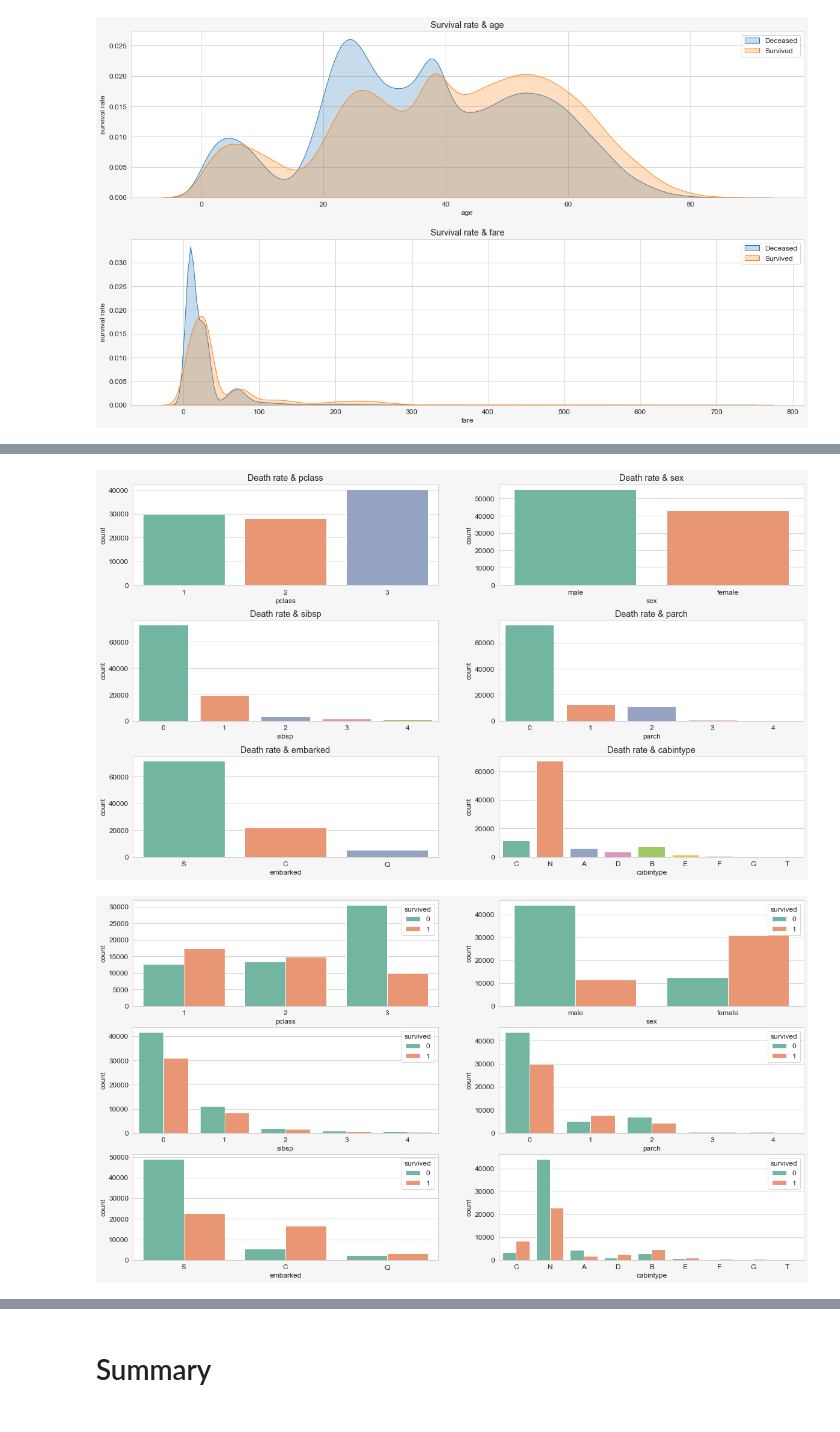
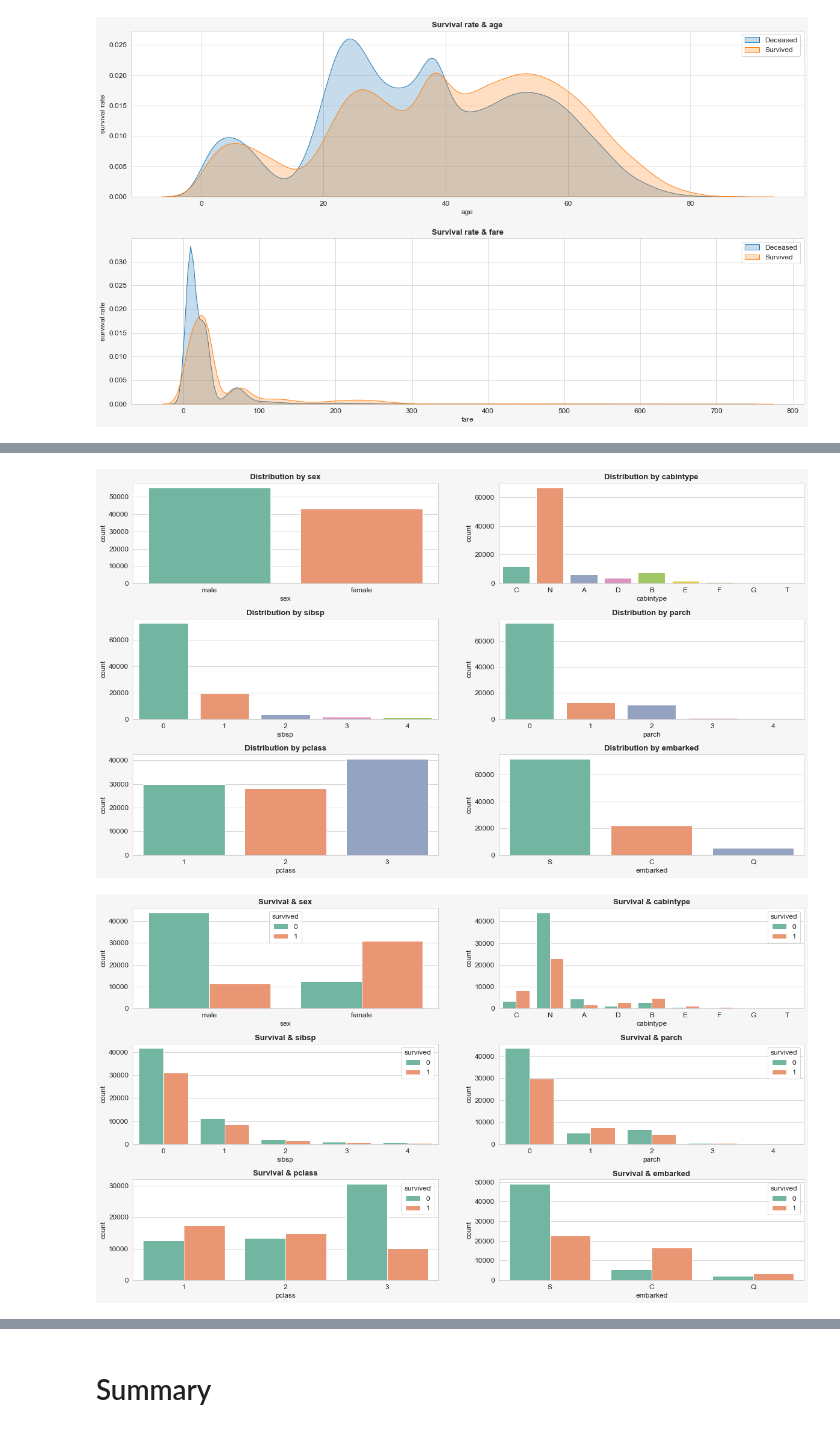
Before and after one commit to kastrubait/ml-intro-2022Q1, a Jupyter notebook: task-2_data_exploration.ipynb, the cells around one changed output, grey strips where cells are left out. Saved outputs shown, nothing was run; the diff lists cells and outputs as text; code cells hidden in the pictures.

```diff
--- a/task-2_data_exploration.ipynb
+++ b/task-2_data_exploration.ipynb
@@ -287,12 +278,14 @@ plt.show()
 # %%
-plt.figure(figsize=(20,20))
+# How the number of passengers & survival was distributed depending on the 'age' and 'fare'
 
 features_num = ['age', 'fare']
+
+plt.figure(figsize=(20,20))
 
 for i, col in enumerate(features_num):
     plt.subplot(2, 1, i + 1)
     plt.subplots_adjust(bottom=0.45, hspace=0.20)
-    plt.title('Distribution by  ' + col)
+    plt.title('Distribution by  ' + col, fontsize=13, weight='bold')
     sns.histplot(train_df.loc[:,col], kde=True, linewidth=0, palette='Set2')
 
 plt.show()
@@ -307,7 +300,7 @@ for i, col in enumerate(features_num):
     sns.kdeplot(train_df.loc[(train_df['survived'] == 0), col], label = 'Deceased', shade = True)
     sns.kdeplot(train_df.loc[(train_df['survived'] == 1), col], label = 'Survived', shade = True)
     plt.ylabel('survival rate')
-    plt.title('Survival rate & ' + col)
+    plt.title('Survival rate & ' + col, fontsize=13, weight='bold')
     plt.legend()
 plt.show()
 # %% [output]
@@ -379,5 +308,8 @@ Name: survived, dtype: float64
 # %%
-features_disc = ['pclass', 'sex', 'sibsp', 'parch', 'embarked', 'cabintype']
+# How the number of passengers & survival was distributed depending on the categories:
+# 'cabintype', 'sex', 'sibsp', 'parch', 'pclass', 'embarked'
+
+features_disc = ['sex', 'cabintype', 'sibsp', 'parch', 'pclass', 'embarked']
 
 plt.figure(figsize=(20, 20))
 
@@ -386,19 +318,21 @@ for i, col in enumerate(features_disc):
     plt.subplots_adjust(bottom=0.45, hspace=0.35)
     sns.countplot(data = train_df, x = col, palette = 'Set2')
     plt.ylabel('count')
-    plt.title('Death rate & ' + col)
+    plt.title('Distribution by ' + col, fontsize=13, weight='bold')
 
 plt.show()
 # %% [output]
-[figure, old version]
+[figure, new version]
 # %%
-plt.figure(figsize=(20, 11))
+plt.figure(figsize=(20, 20))
 
 for i, col in enumerate(features_disc):
     plt.subplot(3, 2, i + 1)
+    plt.subplots_adjust(bottom=0.45, hspace=0.35)
     sns.countplot(data = train_df, x = col, hue='survived', palette = 'Set2')
+    plt.title('Survival & ' + col, fontsize=13, weight='bold')
     plt.ylabel('count')
 
 plt.show()
 # %% [output]
-[figure, old version]
+[figure, new version]
```
Also changed, not shown: parts of 11 cells of this notebook.
